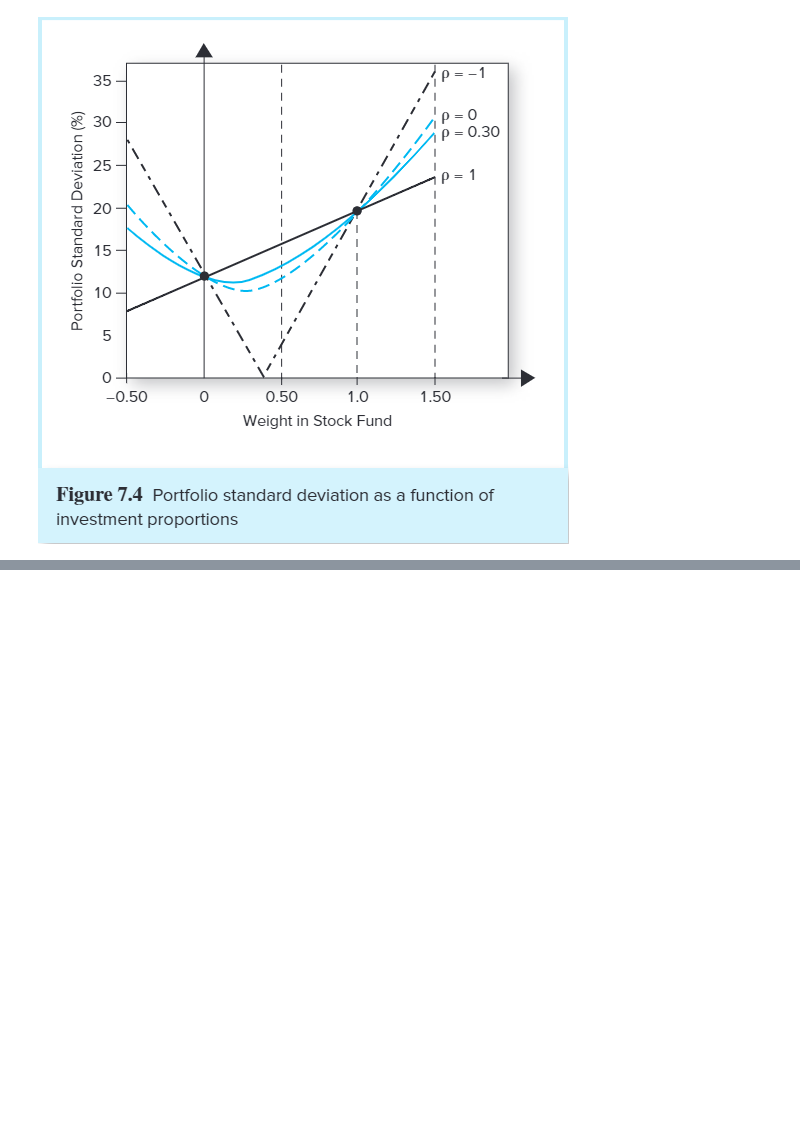
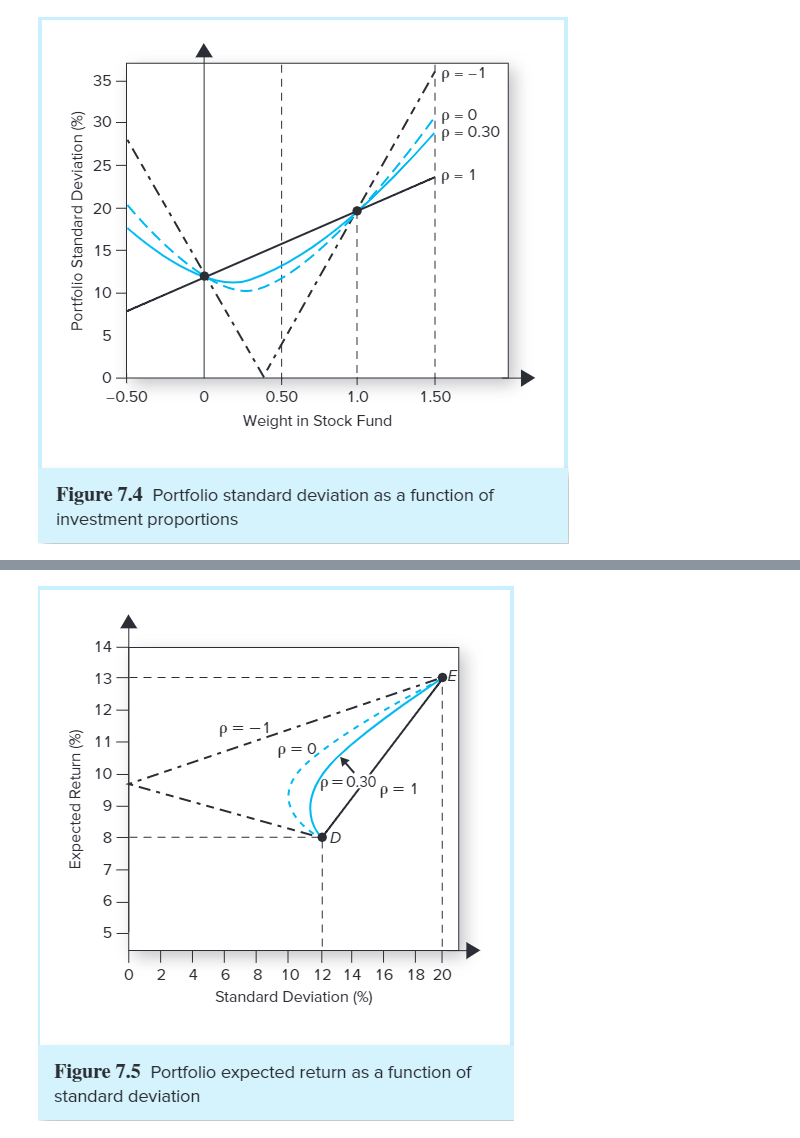
Before and after one commit to eddietaylor/securities-analysis, a Jupyter notebook: notebooks/playgrounds/notes/investments_notes.ipynb, the cells around one changed output, grey strips where cells are left out. Saved outputs shown, nothing was run; the diff lists cells and outputs as text; code cells hidden in the pictures; blank space fills up the shorter version.

```diff
--- a/notebooks/playgrounds/notes/investments_notes.ipynb
+++ b/notebooks/playgrounds/notes/investments_notes.ipynb
@@ -1844,0 +1855,4 @@ Image(filename='../../../data/portfoliostd_vs_weight.png')
+# %%
+Image(filename='../../../data/opportunityset.png')
+# %% [output]
+[figure, added]
```
Also changed, not shown: parts of 90 cells of this notebook, 1 other file.
